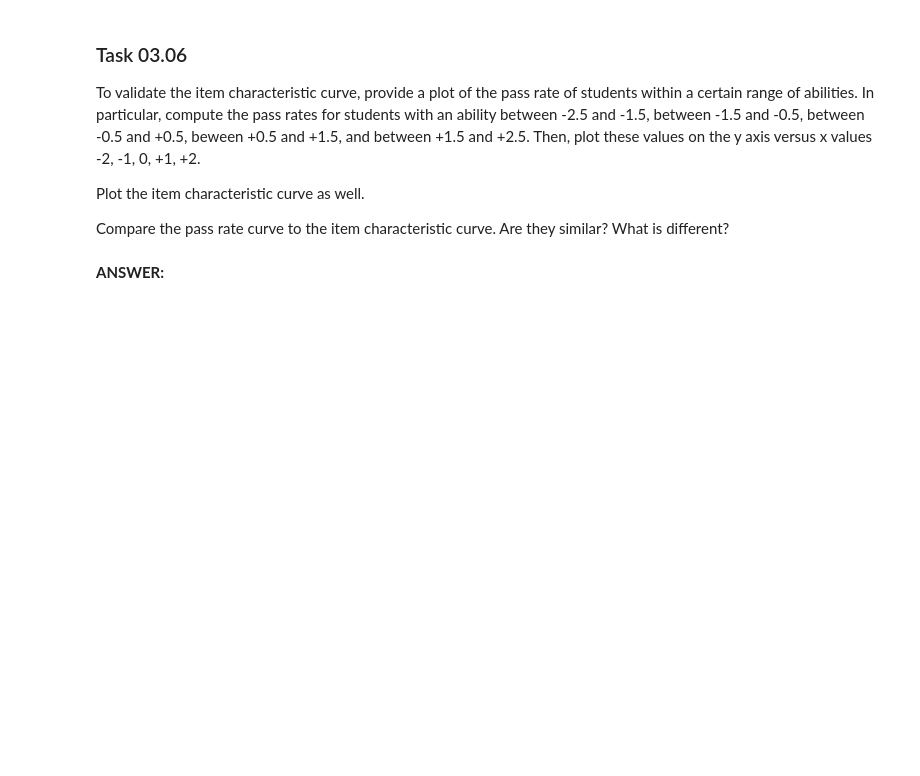
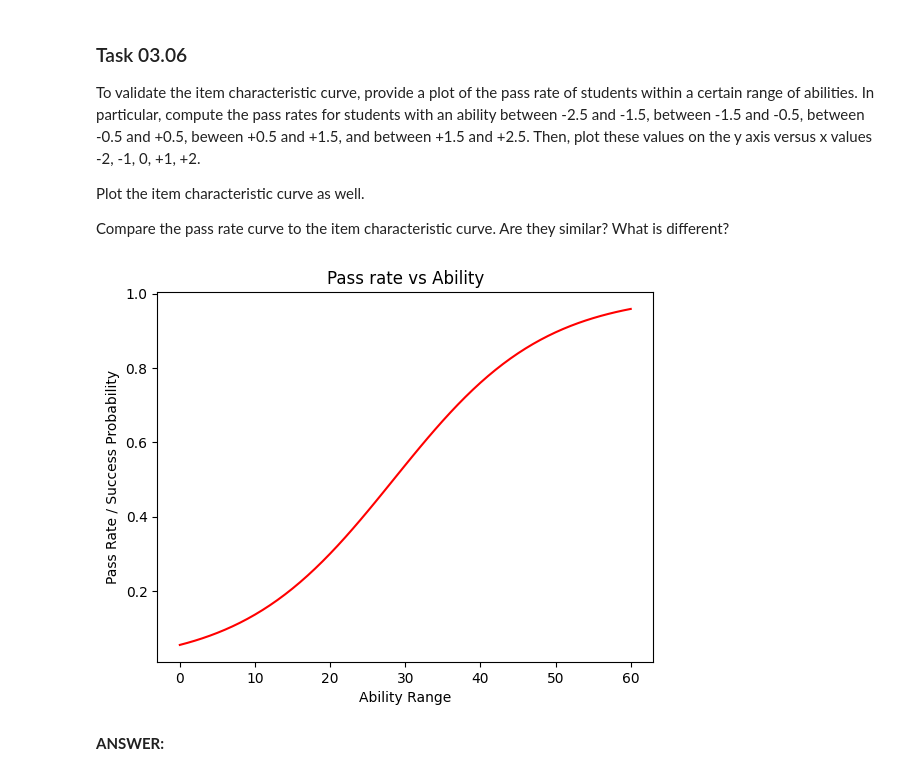
Before and after one commit to d3nnis2001/Data-Mining-Lecture, a Jupyter notebook: Abgabe3/sheet03.ipynb, the cells around one changed output. Saved outputs shown, nothing was run; the diff lists cells and outputs as text; code cells hidden in the pictures; blank space fills up the shorter version.

```diff
--- a/Abgabe3/sheet03.ipynb
+++ b/Abgabe3/sheet03.ipynb
@@ -196,21 +196,30 @@ Compare the pass rate curve to the item characteristic curve. Are they similar?
 # %%
 # Define boundaries
 boundaries = [(-2.5, -1.5), (-1.5, -0.5), (-0.5, 0.5), (0.5, 1.5), (1.5, 2.5)]
 
 # Define x values for plot
 x_values = [-2, -1, 0, 1, 2]
 
 # Creates list of lists
 values = []
 for i in range(len(x_values)):
     values.append([])
 
 newabil = np.linspace(-2.5, 2.5, len(X))
 
 for i in newabil:
     for index, (l, u) in enumerate(boundaries):
         if i > l and i < u:
             values[index].append((x_values[index], i))
+
+# Plot
+plt.plot(vals, color="red")
+plt.title("Pass rate vs Ability")
+plt.xlabel("Ability Range")
+plt.ylabel("Pass Rate / Success Probability")
+plt.show()
+# %% [output]
+[figure, added]
 # %% [markdown]
 **ANSWER:**
 # %% [markdown]
```
Also changed, not shown: parts of 7 cells of this notebook.
